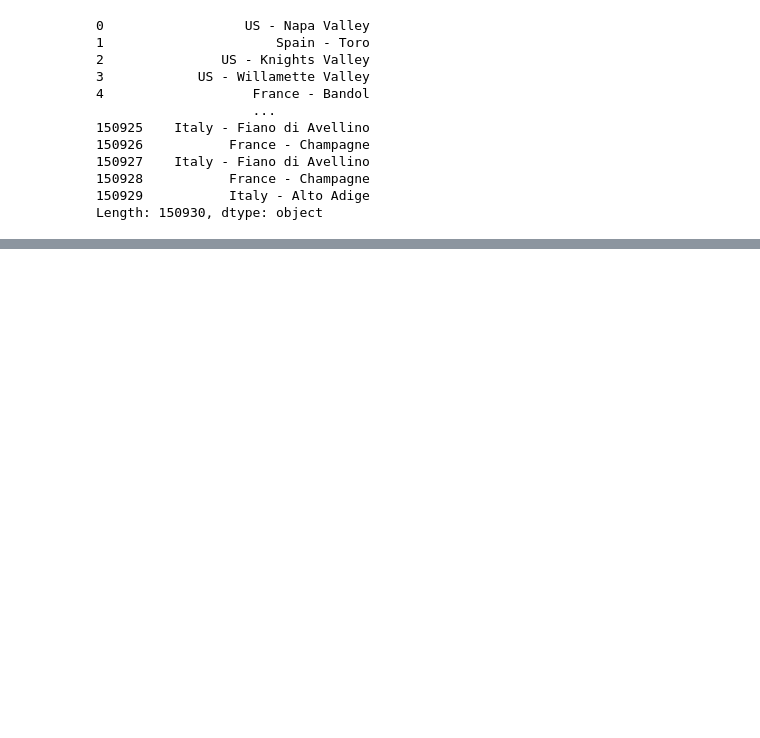
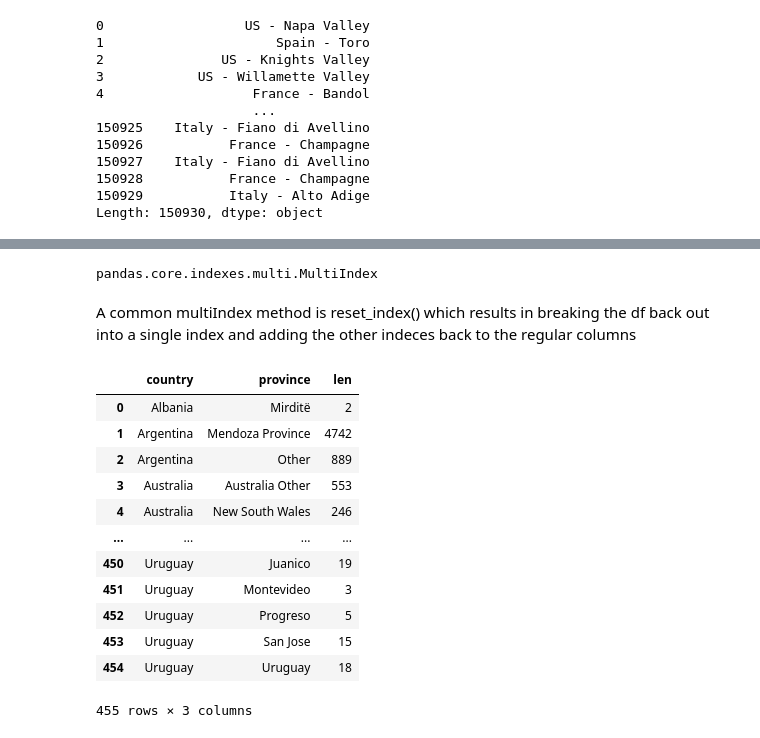
Before and after one commit to EliasRodkey/kaggle, a Jupyter notebook: pandas/pandas_intermediate.ipynb, the cells around one changed output, grey strips where cells are left out. Cells and saved outputs as stored; diff of their text form; code cells hidden in the pictures; blank space fills up the shorter version.

```diff
--- a/pandas/pandas_intermediate.ipynb
+++ b/pandas/pandas_intermediate.ipynb
@@ -87,0 +169,24 @@ Length: 150930, dtype: object
+# %%
+mi_reviewed = reviews.groupby(['country', 'province']).description.agg([len])
+
+type(mi_reviewed.index)
+# %% [output]
+pandas.core.indexes.multi.MultiIndex
+# %% [markdown]
+A common multiIndex method is reset_index() which results in breaking the df back out into a single index and adding the other indeces back to the regular columns
+# %%
+mi_reviewed.reset_index()
+# %% [output]
+|  | country | province | len |
+| 0 | Albania | Mirditë | 2 |
+| 1 | Argentina | Mendoza Province | 4742 |
+| 2 | Argentina | Other | 889 |
+| 3 | Australia | Australia Other | 553 |
+| 4 | Australia | New South Wales | 246 |
+| ... | ... | ... | ... |
+| 450 | Uruguay | Juanico | 19 |
+| 451 | Uruguay | Montevideo | 3 |
+| 452 | Uruguay | Progreso | 5 |
+| 453 | Uruguay | San Jose | 15 |
+| 454 | Uruguay | Uruguay | 18 |
+455 rows × 3 columns
```
Also changed, not shown: parts of 15 cells of this notebook.
